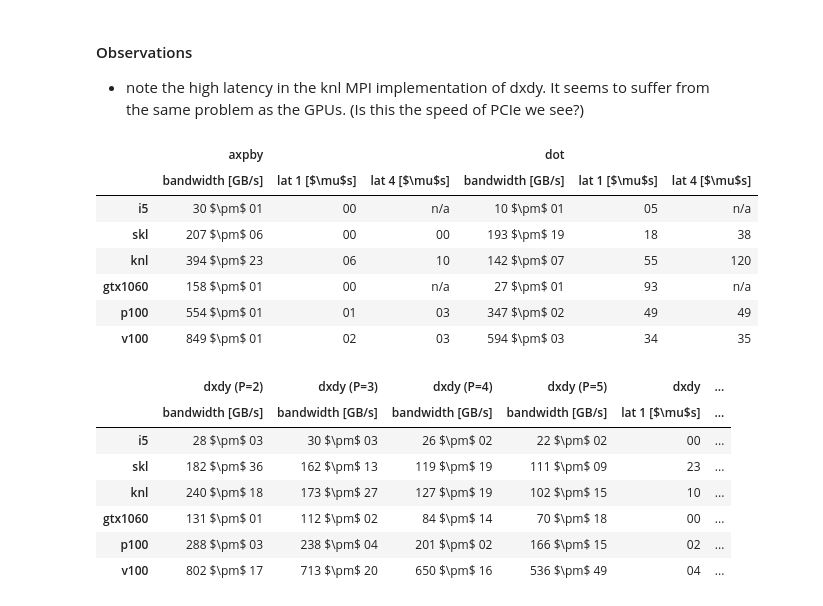
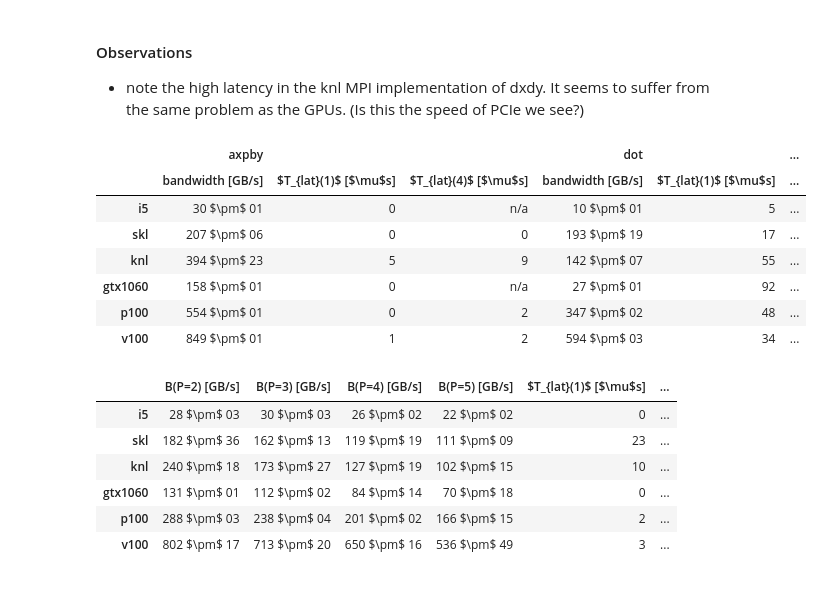
Before and after one commit to mwiesenberger/performance, a Jupyter notebook: 4-latencies-and-bandwidths.ipynb, the cells around one changed output. Saved outputs shown, nothing was run; the diff lists cells and outputs as text; code cells hidden in the pictures.

```diff
--- a/4-latencies-and-bandwidths.ipynb
+++ b/4-latencies-and-bandwidths.ipynb
@@ -246,82 +246,84 @@ for arch in  index:
     err_bw = arr.loc[(arch,1), ('axpby','bw','std')]
 
     line.append( toString(base_bw)+" $\pm$ "+toString(err_bw) )
-    line.append( toString(arr.loc[(arch,1),('axpby','lat','bw')]) )
+    line.append((arr.loc[(arch,1),('axpby','lat','bw')]) )
     if arch == 'i5' or arch == 'gtx1060':
         line.append(toString(None))
     else:
-        line.append( toString(arr.loc[(arch,4),('axpby','lat','bw')]) )
+        line.append((arr.loc[(arch,4),('axpby','lat','bw')]) )
 
     for n in ['dot','dxdy2','dxdy3','dxdy4','dxdy5']:
         new_bw = arr.loc[(arch,1),(n,'bw','avg')]
         new_err = arr.loc[(arch,1),(n,'bw','std')]
         #efficiency
         #line.append( toString( new_bw/base_bw*100)+" $\pm$ "+toString(100*(err_bw/new_bw+new_bw/base_bw/base_bw*new_err)))
         #bandwidth
         line.append( toString( new_bw)+" $\pm$ "+toString(new_err))
-        line.append( toString(arr.loc[(arch,1),(n,'lat','bw')]) )
+        line.append( (arr.loc[(arch,1),(n,'lat','bw')]) )
         if arch == 'i5' or arch == 'gtx1060':
             line.append(toString(None))
         else:
             if n == 'dot':
-                line.append( toString(arr.loc[(arch,4),(n,'lat','bw')]) )
+                line.append( (arr.loc[(arch,4),(n,'lat','bw')]) )
             else:
-                line.append(toString(arr.loc[(arch,4),('dxdy2','lat','bw')]))
+                line.append((arr.loc[(arch,4),('dxdy2','lat','bw')]))
 
     lines.append(line)
 
 tuples=[]
 
 
-for p in ['axpby','dot','dxdy (P=2)','dxdy (P=3)','dxdy (P=4)','dxdy (P=5)']:
+for p in ['axpby','dot','B(P=2)','B(P=3)','B(P=4)','B(P=5)']:
     #for q in ['efficiency [\% bw]','lat s [us]','lat d [us]']:
-    for q in ['bandwidth [GB/s]','lat 1 [$\mu$s]','lat 4 [$\mu$s]']:
+    for q in ['bandwidth [GB/s]','$T_{lat}(1)$ [$\mu$s]','$T_{lat}(4)$ [$\mu$s]']:
         tuples.append((p,q))
 tuples[0] = ('axpby','bandwidth [GB/s]')
 
 
 cols=pd.MultiIndex.from_tuples(tuples)
 
 toDisk = pd.DataFrame(lines, index=index, columns=cols)
 #toDisk.insert(0,('theo','[GB/s]'),theo)
+pd.set_option('display.float_format', lambda x: '%.0f' % x)
 filename='axpby-dot.tex'
 with open(filename, 'wb') as f:
-    f.write(bytes(toDisk.iloc[:,0:6].to_latex(escape=False,
-                                              column_format='lp{1.7cm}p{0.75cm}p{0.75cm}p{1.7cm}p{0.75cm}p{0.75cm}',
-                                              bold_rows=True),
-                                              'UTF-8'))
+    f.write(bytes(toDisk.iloc[:,0:6].to_latex(
+        escape=False,
+        column_format='lp{1.7cm}p{0.75cm}p{0.75cm}p{1.7cm}p{0.75cm}p{0.75cm}',
+        bold_rows=True),'UTF-8'))
 toDisk.iloc[:,0:6]
 # %% [output]
-|  | axpby |  |  | dot |  |  |
-|  | bandwidth [GB/s] | lat 1 [$\mu$s] | lat 4 [$\mu$s] | bandwidth [GB/s] | lat 1 [$\mu$s] | lat 4 [$\mu$s] |
-| i5 | 30 $\pm$ 01 | 00 | n/a | 10 $\pm$ 01 | 05 | n/a |
-| skl | 207 $\pm$ 06 | 00 | 00 | 193 $\pm$ 19 | 18 | 38 |
-| knl | 394 $\pm$ 23 | 06 | 10 | 142 $\pm$ 07 | 55 | 120 |
-| gtx1060 | 158 $\pm$ 01 | 00 | n/a | 27 $\pm$ 01 | 93 | n/a |
-| p100 | 554 $\pm$ 01 | 01 | 03 | 347 $\pm$ 02 | 49 | 49 |
-| v100 | 849 $\pm$ 01 | 02 | 03 | 594 $\pm$ 03 | 34 | 35 |
+|  | axpby |  |  | dot |  | ... |
+|  | bandwidth [GB/s] | $T_{lat}(1)$ [$\mu$s] | $T_{lat}(4)$ [$\mu$s] | bandwidth [GB/s] | $T_{lat}(1)$ [$\mu$s] | ... |
+| i5 | 30 $\pm$ 01 | 0 | n/a | 10 $\pm$ 01 | 5 | ... |
+| skl | 207 $\pm$ 06 | 0 | 0 | 193 $\pm$ 19 | 17 | ... |
+| knl | 394 $\pm$ 23 | 5 | 9 | 142 $\pm$ 07 | 55 | ... |
+| gtx1060 | 158 $\pm$ 01 | 0 | n/a | 27 $\pm$ 01 | 92 | ... |
+| p100 | 554 $\pm$ 01 | 0 | 2 | 347 $\pm$ 02 | 48 | ... |
+| v100 | 849 $\pm$ 01 | 1 | 2 | 594 $\pm$ 03 | 34 | ... |
 # %%
-dxdy = toDisk.loc[:,[('dxdy (P=2)','bandwidth [GB/s]'),
-                     ('dxdy (P=3)','bandwidth [GB/s]'),
-                     ('dxdy (P=4)','bandwidth [GB/s]'),
-                     ('dxdy (P=5)','bandwidth [GB/s]'),
-                     ('dxdy (P=2)','lat 1 [$\mu$s]'),
-                     ('dxdy (P=2)','lat 4 [$\mu$s]'),
+dxdy = toDisk.loc[:,[('B(P=2)','bandwidth [GB/s]'),
+                     ('B(P=3)','bandwidth [GB/s]'),
+                     ('B(P=4)','bandwidth [GB/s]'),
+                     ('B(P=5)','bandwidth [GB/s]'),
+                     ('B(P=2)','$T_{lat}(1)$ [$\mu$s]'),
+                     ('B(P=2)','$T_{lat}(4)$ [$\mu$s]'),
                     ]]
 
-dxdy.columns.set_levels(['dxdy (P=2)','dxdy (P=3)','dxdy (P=4)','dxdy (P=5)','dxdy','dxdy'],level=0,inplace=True)
-dxdy.columns.set_labels([0,1,2,3,4,4],level=0,inplace=True)
+dxdy.columns.set_levels(['B(P=2) [GB/s]','B(P=3) [GB/s]','B(P=4) [GB/s]','B(P=5) [GB/s]',
+                         '$T_{lat}(1)$ [$\mu$s]','$T_{lat}(4)$ [$\mu$s]'],level=1,inplace=True)
+dxdy.columns.set_labels([0,1,2,3,4,4],level=1,inplace=True)
+dxdy.columns=dxdy.columns.droplevel(0)
 filename='dxdy.tex'
 with open(filename, 'wb') as f:
     f.write(bytes(dxdy.to_latex(escape=False,column_format='lp{1.9cm}p{1.9cm}p{1.9cm}p{1.9cm}p{0.75cm}p{0.75cm}',
                                bold_rows=True),'UTF-8'))
 dxdy
 # %% [output]
-|  | dxdy (P=2) | dxdy (P=3) | dxdy (P=4) | dxdy (P=5) | dxdy | ... |
-|  | bandwidth [GB/s] | bandwidth [GB/s] | bandwidth [GB/s] | bandwidth [GB/s] | lat 1 [$\mu$s] | ... |
-| i5 | 28 $\pm$ 03 | 30 $\pm$ 03 | 26 $\pm$ 02 | 22 $\pm$ 02 | 00 | ... |
+|  | B(P=2) [GB/s] | B(P=3) [GB/s] | B(P=4) [GB/s] | B(P=5) [GB/s] | $T_{lat}(1)$ [$\mu$s] | ... |
+| i5 | 28 $\pm$ 03 | 30 $\pm$ 03 | 26 $\pm$ 02 | 22 $\pm$ 02 | 0 | ... |
 | skl | 182 $\pm$ 36 | 162 $\pm$ 13 | 119 $\pm$ 19 | 111 $\pm$ 09 | 23 | ... |
 | knl | 240 $\pm$ 18 | 173 $\pm$ 27 | 127 $\pm$ 19 | 102 $\pm$ 15 | 10 | ... |
-| gtx1060 | 131 $\pm$ 01 | 112 $\pm$ 02 | 84 $\pm$ 14 | 70 $\pm$ 18 | 00 | ... |
-| p100 | 288 $\pm$ 03 | 238 $\pm$ 04 | 201 $\pm$ 02 | 166 $\pm$ 15 | 02 | ... |
-| v100 | 802 $\pm$ 17 | 713 $\pm$ 20 | 650 $\pm$ 16 | 536 $\pm$ 49 | 04 | ... |
+| gtx1060 | 131 $\pm$ 01 | 112 $\pm$ 02 | 84 $\pm$ 14 | 70 $\pm$ 18 | 0 | ... |
+| p100 | 288 $\pm$ 03 | 238 $\pm$ 04 | 201 $\pm$ 02 | 166 $\pm$ 15 | 2 | ... |
+| v100 | 802 $\pm$ 17 | 713 $\pm$ 20 | 650 $\pm$ 16 | 536 $\pm$ 49 | 3 | ... |
```
Also changed, not shown: 1 other file.
